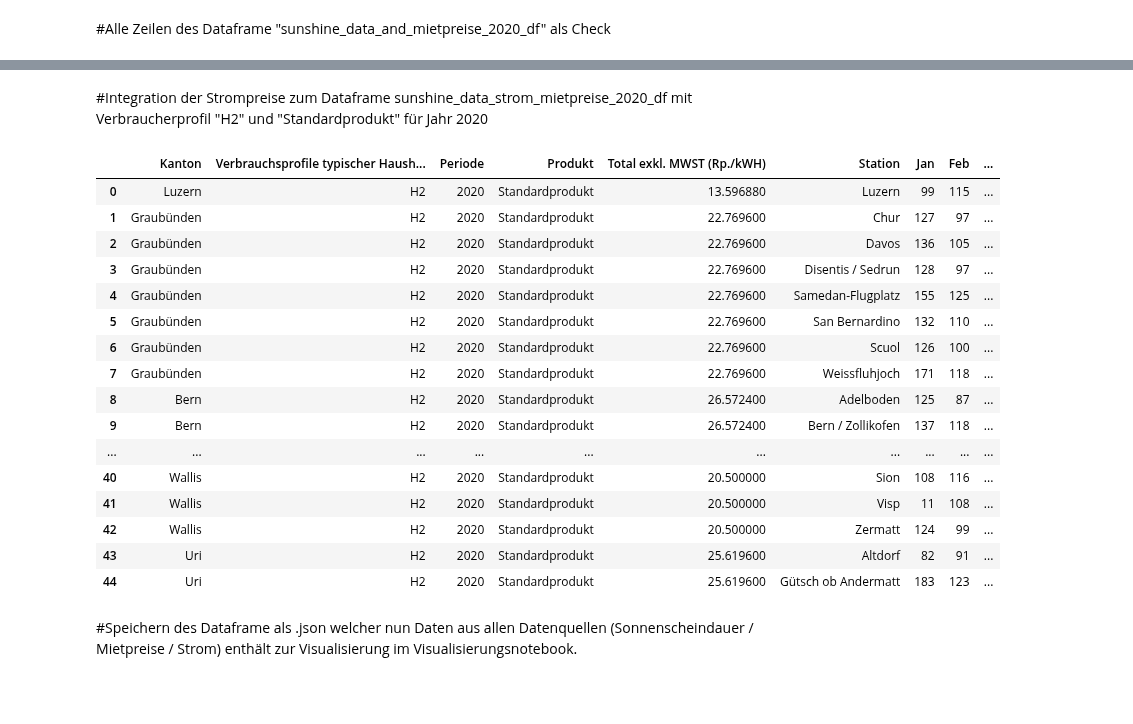
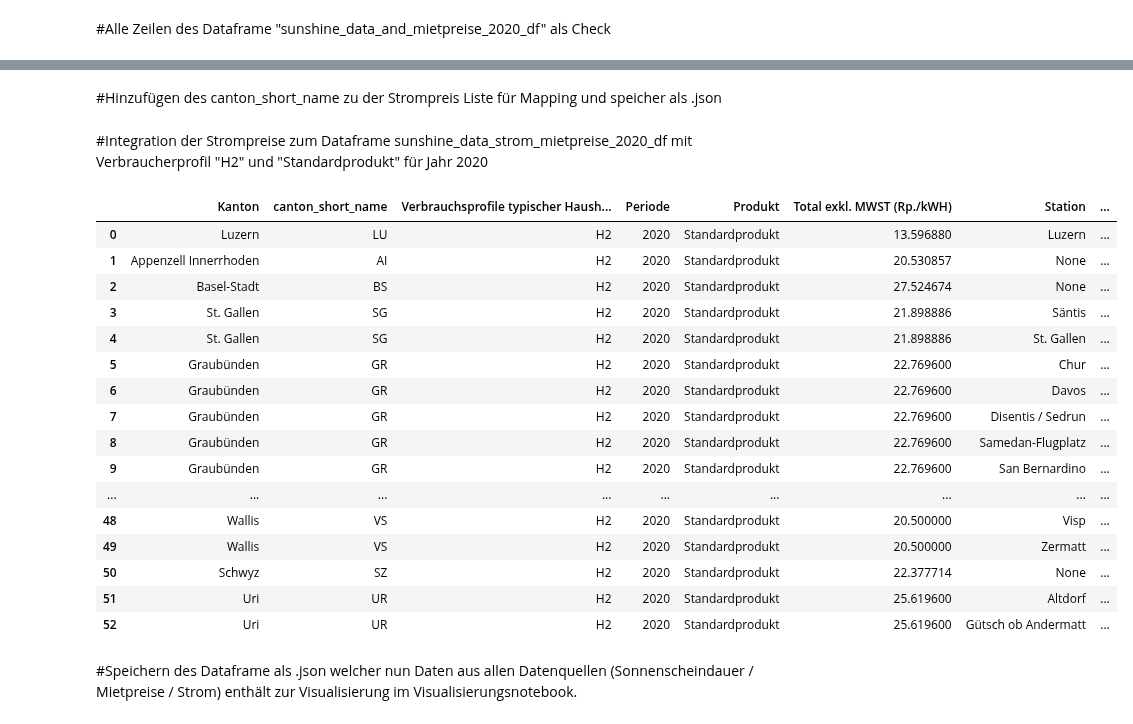
Before and after one commit to kevgam/CAS_IE_Scripting, a Jupyter notebook: group_5_aggregate.ipynb, the cells around one changed output, grey strips where cells are left out. Cells and saved outputs as stored; diff of their text form; code cells hidden in the pictures; blank space fills up the shorter version.

Commit message:
Included missing cantons in combined dataframe sunshine_data_strom_mietpreise_2020_df

```diff
--- a/group_5_aggregate.ipynb
+++ b/group_5_aggregate.ipynb
@@ -1144,0 +1274,2 @@ with pd.option_context('display.max_rows', None, 'display.max_columns', None):
+# %% [markdown]
+#Hinzufügen des canton_short_name zu der Strompreis Liste für Mapping und speicher als .json
@@ -1147,41 +1340,41 @@ with pd.option_context('display.max_rows', None, 'display.max_columns', None):
 # %%
 
 
 # Read the Excel file into a pandas DataFrame
-strompreise_2020_df = pd.read_excel('/content/drive/MyDrive/ie_scripting_datasets/Median Strompreis per Kanton-full.xlsx', usecols=["Kanton", "Verbrauchsprofile typischer Haushalte", "Periode", "Produkt", "Total exkl. MWST (Rp./kWH)"])
+strompreise_2020_df = pd.read_json('/content/drive/MyDrive/ie_scripting_datasets/strompreise_2020_df.json')
 
 # Read the JSON file into a pandas DataFrame
 sunshine_data_and_mietpreise_2020_df = pd.read_json('/content/drive/MyDrive/ie_scripting_datasets/sunshine_data_and_mietpreise_2020_df.json')
 
 # Filter the strompreise_df DataFrame to only include the year 2020
 strompreise_2020_df = strompreise_2020_df[(strompreise_2020_df['Periode'] == 2020) & (strompreise_2020_df['Verbrauchsprofile typischer Haushalte'] == 'H2') & (strompreise_2020_df['Produkt'] == 'Standardprodukt')]
 
 # Merge the two DataFrames based on the canton name
-sunshine_data_strom_mietpreise_2020_df = pd.merge(strompreise_2020_df, sunshine_data_and_mietpreise_2020_df, left_on='Kanton', right_on='canton_name', how='inner')
+sunshine_data_strom_mietpreise_2020_df = pd.merge(strompreise_2020_df, sunshine_data_and_mietpreise_2020_df, left_on='canton_short_name', right_on='canton_short_name', how='inner')
 
 # Print the first 5 rows of the combined DataFrame to check the result (Optional)
 #sunshine_data_strom_mietpreise_2020_df.head()
 
 with pd.option_context('display.max_rows', None, 'display.max_columns', None):
     display(sunshine_data_strom_mietpreise_2020_df)
 # %% [output]
-|  | Kanton | Verbrauchsprofile typischer Haush... | Periode | Produkt | Total exkl. MWST (Rp./kWH) | Station | Jan | Feb | ... |
-| 0 | Luzern | H2 | 2020 | Standardprodukt | 13.596880 | Luzern | 99 | 115 | ... |
-| 1 | Graubünden | H2 | 2020 | Standardprodukt | 22.769600 | Chur | 127 | 97 | ... |
-| 2 | Graubünden | H2 | 2020 | Standardprodukt | 22.769600 | Davos | 136 | 105 | ... |
-| 3 | Graubünden | H2 | 2020 | Standardprodukt | 22.769600 | Disentis / Sedrun | 128 | 97 | ... |
-| 4 | Graubünden | H2 | 2020 | Standardprodukt | 22.769600 | Samedan-Flugplatz | 155 | 125 | ... |
-| 5 | Graubünden | H2 | 2020 | Standardprodukt | 22.769600 | San Bernardino | 132 | 110 | ... |
-| 6 | Graubünden | H2 | 2020 | Standardprodukt | 22.769600 | Scuol | 126 | 100 | ... |
-| 7 | Graubünden | H2 | 2020 | Standardprodukt | 22.769600 | Weissfluhjoch | 171 | 118 | ... |
-| 8 | Bern | H2 | 2020 | Standardprodukt | 26.572400 | Adelboden | 125 | 87 | ... |
-| 9 | Bern | H2 | 2020 | Standardprodukt | 26.572400 | Bern / Zollikofen | 137 | 118 | ... |
-| ... | ... | ... | ... | ... | ... | ... | ... | ... | ... |
-| 40 | Wallis | H2 | 2020 | Standardprodukt | 20.500000 | Sion | 108 | 116 | ... |
-| 41 | Wallis | H2 | 2020 | Standardprodukt | 20.500000 | Visp | 11 | 108 | ... |
-| 42 | Wallis | H2 | 2020 | Standardprodukt | 20.500000 | Zermatt | 124 | 99 | ... |
-| 43 | Uri | H2 | 2020 | Standardprodukt | 25.619600 | Altdorf | 82 | 91 | ... |
-| 44 | Uri | H2 | 2020 | Standardprodukt | 25.619600 | Gütsch ob Andermatt | 183 | 123 | ... |
+|  | Kanton | canton_short_name | Verbrauchsprofile typischer Haush... | Periode | Produkt | Total exkl. MWST (Rp./kWH) | Station | ... |
+| 0 | Luzern | LU | H2 | 2020 | Standardprodukt | 13.596880 | Luzern | ... |
+| 1 | Appenzell Innerrhoden | AI | H2 | 2020 | Standardprodukt | 20.530857 | None | ... |
+| 2 | Basel-Stadt | BS | H2 | 2020 | Standardprodukt | 27.524674 | None | ... |
+| 3 | St. Gallen | SG | H2 | 2020 | Standardprodukt | 21.898886 | Säntis | ... |
+| 4 | St. Gallen | SG | H2 | 2020 | Standardprodukt | 21.898886 | St. Gallen | ... |
+| 5 | Graubünden | GR | H2 | 2020 | Standardprodukt | 22.769600 | Chur | ... |
+| 6 | Graubünden | GR | H2 | 2020 | Standardprodukt | 22.769600 | Davos | ... |
+| 7 | Graubünden | GR | H2 | 2020 | Standardprodukt | 22.769600 | Disentis / Sedrun | ... |
+| 8 | Graubünden | GR | H2 | 2020 | Standardprodukt | 22.769600 | Samedan-Flugplatz | ... |
+| 9 | Graubünden | GR | H2 | 2020 | Standardprodukt | 22.769600 | San Bernardino | ... |
+| ... | ... | ... | ... | ... | ... | ... | ... | ... |
+| 48 | Wallis | VS | H2 | 2020 | Standardprodukt | 20.500000 | Visp | ... |
+| 49 | Wallis | VS | H2 | 2020 | Standardprodukt | 20.500000 | Zermatt | ... |
+| 50 | Schwyz | SZ | H2 | 2020 | Standardprodukt | 22.377714 | None | ... |
+| 51 | Uri | UR | H2 | 2020 | Standardprodukt | 25.619600 | Altdorf | ... |
+| 52 | Uri | UR | H2 | 2020 | Standardprodukt | 25.619600 | Gütsch ob Andermatt | ... |
 # %% [markdown]
 #Speichern des Dataframe als .json welcher nun Daten aus allen Datenquellen (Sonnenscheindauer / Mietpreise / Strom) enthält zur Visualisierung im Visualisierungsnotebook.
 # %%
```
Also changed, not shown: parts of 16 cells of this notebook.
